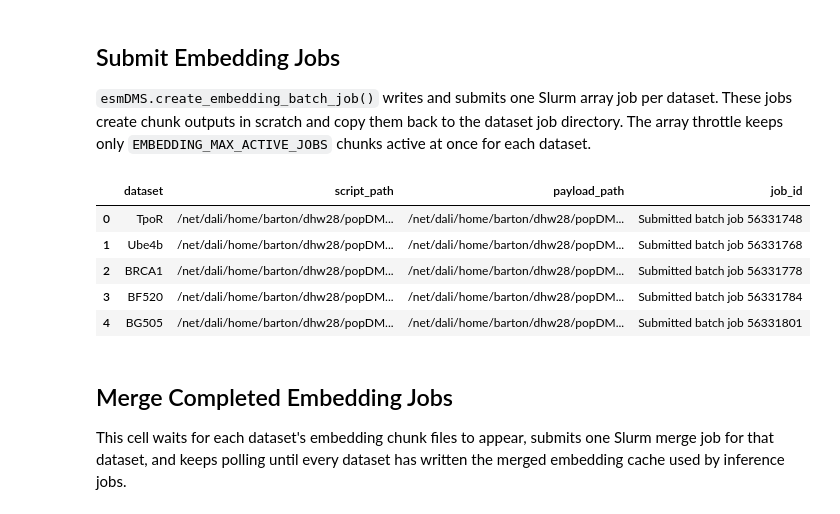
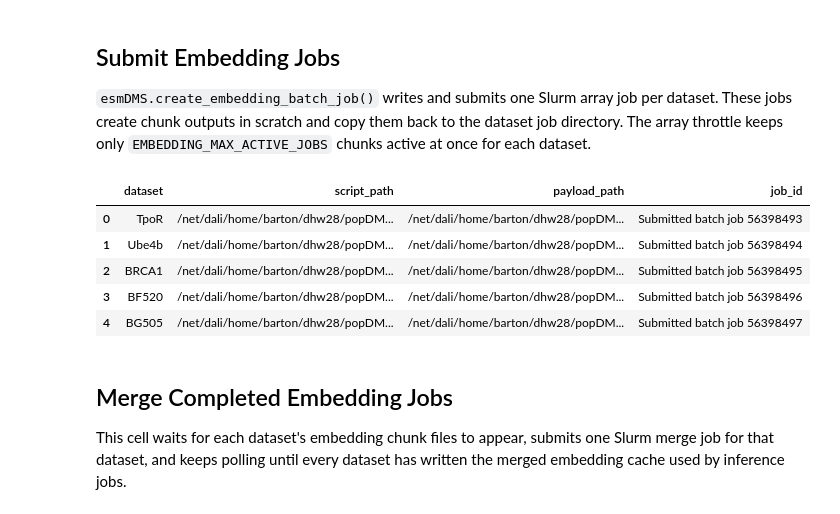
Before and after one commit to dylanwells37/esmDMS, a Jupyter notebook: real_data_esm_analysis.ipynb, the cells around one changed output. Saved outputs shown, nothing was run; the diff lists cells and outputs as text; code cells hidden in the pictures.

```diff
--- a/real_data_esm_analysis.ipynb
+++ b/real_data_esm_analysis.ipynb
@@ -211,38 +218,38 @@ cache_status
 # %%
 embedding_jobs = {}
 
-SUBMIT_JOBS = False
+SUBMIT_JOBS = True
 
 for dataset, runner in runners.items():
     embedding_jobs[dataset] = runner.create_embedding_batch_job(
         job_dir=SEQUENCE_DIR / dataset / "embedding_batch_jobs",
         n_chunks=EMBEDDING_N_CHUNKS[dataset],
         max_active_jobs=EMBEDDING_MAX_ACTIVE_JOBS,
         job_name=f"{dataset.lower()}_esm_embed",
         partition=CLUSTER_PARTITION,
         mem=EMBEDDING_JOB_MEM,
         time=EMBEDDING_JOB_TIME,
         python_executable=PYTHON_EXECUTABLE,
         scratch_root=SCRATCH_ROOT,
         submit=SUBMIT_JOBS,
     )
 
 pd.DataFrame(
     {
         "dataset": dataset,
         "script_path": str(job["script_path"]),
         "payload_path": str(job["payload_path"]),
         "job_id": job["job_id"],
     }
     for dataset, job in embedding_jobs.items()
 )
 # %% [output]
 |  | dataset | script_path | payload_path | job_id |
-| 0 | TpoR | /net/dali/home/barton/dhw28/popDM... | /net/dali/home/barton/dhw28/popDM... | Submitted batch job 56331748 |
-| 1 | Ube4b | /net/dali/home/barton/dhw28/popDM... | /net/dali/home/barton/dhw28/popDM... | Submitted batch job 56331768 |
-| 2 | BRCA1 | /net/dali/home/barton/dhw28/popDM... | /net/dali/home/barton/dhw28/popDM... | Submitted batch job 56331778 |
-| 3 | BF520 | /net/dali/home/barton/dhw28/popDM... | /net/dali/home/barton/dhw28/popDM... | Submitted batch job 56331784 |
-| 4 | BG505 | /net/dali/home/barton/dhw28/popDM... | /net/dali/home/barton/dhw28/popDM... | Submitted batch job 56331801 |
+| 0 | TpoR | /net/dali/home/barton/dhw28/popDM... | /net/dali/home/barton/dhw28/popDM... | Submitted batch job 56398493 |
+| 1 | Ube4b | /net/dali/home/barton/dhw28/popDM... | /net/dali/home/barton/dhw28/popDM... | Submitted batch job 56398494 |
+| 2 | BRCA1 | /net/dali/home/barton/dhw28/popDM... | /net/dali/home/barton/dhw28/popDM... | Submitted batch job 56398495 |
+| 3 | BF520 | /net/dali/home/barton/dhw28/popDM... | /net/dali/home/barton/dhw28/popDM... | Submitted batch job 56398496 |
+| 4 | BG505 | /net/dali/home/barton/dhw28/popDM... | /net/dali/home/barton/dhw28/popDM... | Submitted batch job 56398497 |
 # %% [markdown]
 ## Merge Completed Embedding Jobs
 
```
Also changed, not shown: parts of 3 cells of this notebook, 1 other file.
